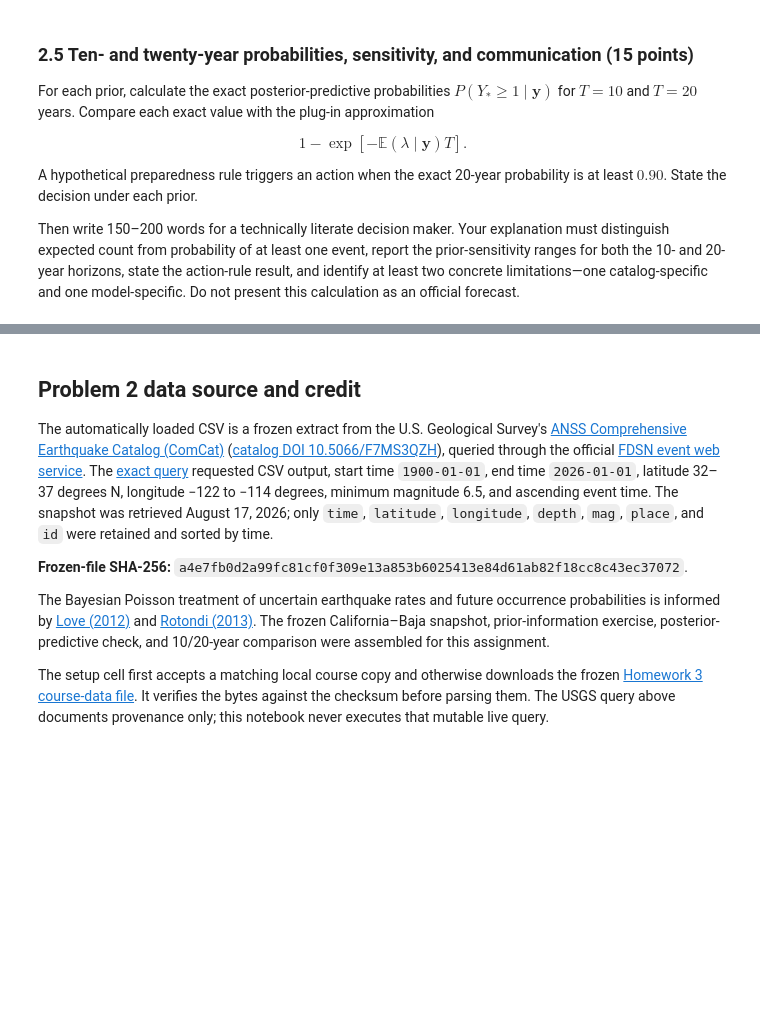
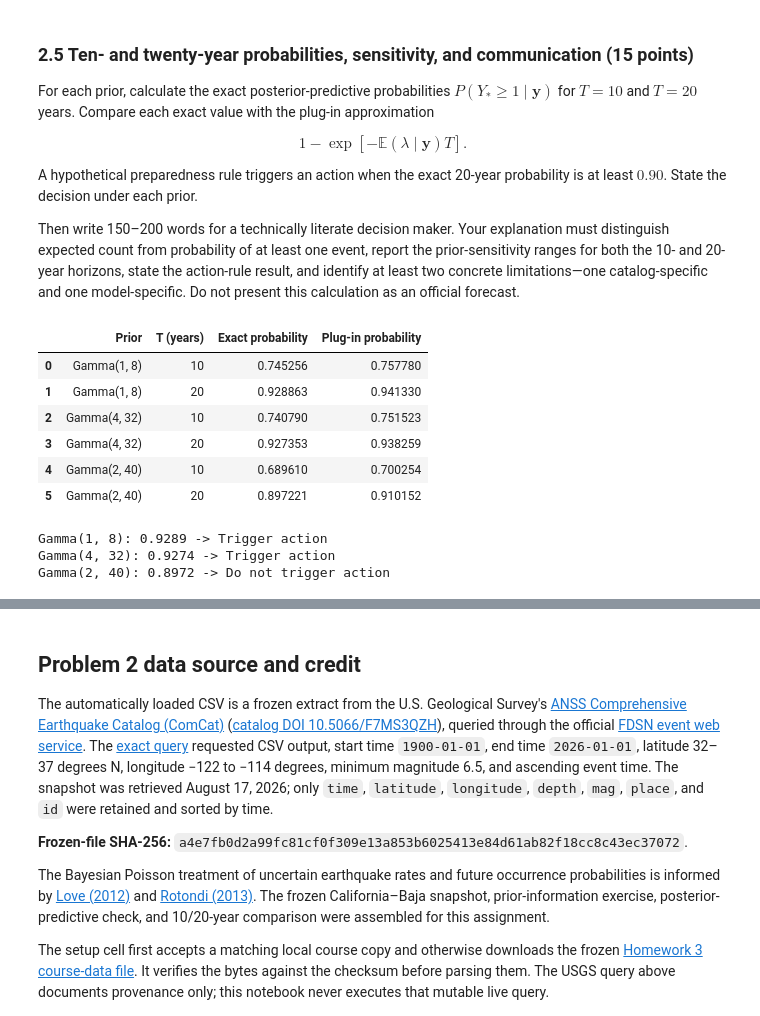
Before and after one commit to madvait/ME-539, a Jupyter notebook: lecturebook/homework/homework-03.ipynb, the cells around one changed output, grey strips where cells are left out. Saved outputs shown, nothing was run; the diff lists cells and outputs as text; code cells hidden in the pictures; blank space fills up the shorter version.

```diff
--- a/lecturebook/homework/homework-03.ipynb
+++ b/lecturebook/homework/homework-03.ipynb
@@ -1403,4 +1456,70 @@ identify at least two concrete limitations—one catalog-specific and one
 model-specific. Do not present this calculation as an official forecast.
 # %%
 # YOUR CODE HERE
+priors = {
+    "Gamma(1, 8)":  (1, 8),
+    "Gamma(4, 32)": (4, 32),
+    "Gamma(2, 40)": (2, 40)
+}
+
+horizons = [10, 20]
+
+results = []
+
+for label, (alpha, beta) in priors.items():
+
+    # Posterior parameters
+    alpha_post, beta_post = gamma_poisson_update(
+        alpha, beta, annual_counts, EXPOSURE_YEARS
+    )
+
+    # Posterior mean rate ( The rate of any gamma distributiion )
+    mean_lambda = alpha_post / beta_post
+
+    for T in horizons:
+
+        # Exact posterior-predictive probability
+        exact_prob = 1 - (beta_post / (beta_post + T))**alpha_post
+
+        # Plug-in approximation
+        plugin_prob = 1 - np.exp(-mean_lambda * T)
+
+        results.append({
+            "Prior": label,
+            "T (years)": T,
+            "Exact probability": exact_prob,
+            "Plug-in probability": plugin_prob
+        })
+
+results = pd.DataFrame(results)
+
+display(results)
+
+for label, (alpha, beta) in priors.items():
+
+    alpha_post, beta_post, *_ = gamma_poisson_update(
+        alpha, beta, annual_counts, EXPOSURE_YEARS
+    )
+
+    T = 20
+
+    exact_prob = 1 - (beta_post / (beta_post + T))**alpha_post
+
+    if exact_prob >= 0.90:
+        decision = "Trigger action"
+    else:
+        decision = "Do not trigger action"
+
+    print(f"{label}: {exact_prob:.4f} -> {decision}")
+# %% [output]
+|  | Prior | T (years) | Exact probability | Plug-in probability |
+| 0 | Gamma(1, 8) | 10 | 0.745256 | 0.757780 |
+| 1 | Gamma(1, 8) | 20 | 0.928863 | 0.941330 |
+| 2 | Gamma(4, 32) | 10 | 0.740790 | 0.751523 |
+| 3 | Gamma(4, 32) | 20 | 0.927353 | 0.938259 |
+| 4 | Gamma(2, 40) | 10 | 0.689610 | 0.700254 |
+| 5 | Gamma(2, 40) | 20 | 0.897221 | 0.910152 |
+Gamma(1, 8): 0.9289 -> Trigger action
+Gamma(4, 32): 0.9274 -> Trigger action
+Gamma(2, 40): 0.8972 -> Do not trigger action
 # %% [markdown]
```
Also changed, not shown: parts of 2 cells of this notebook.
